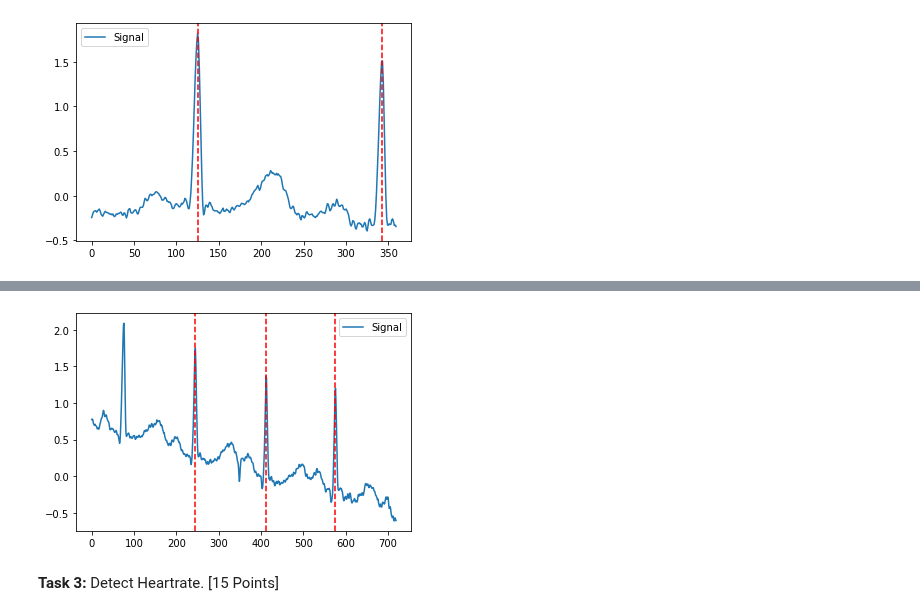
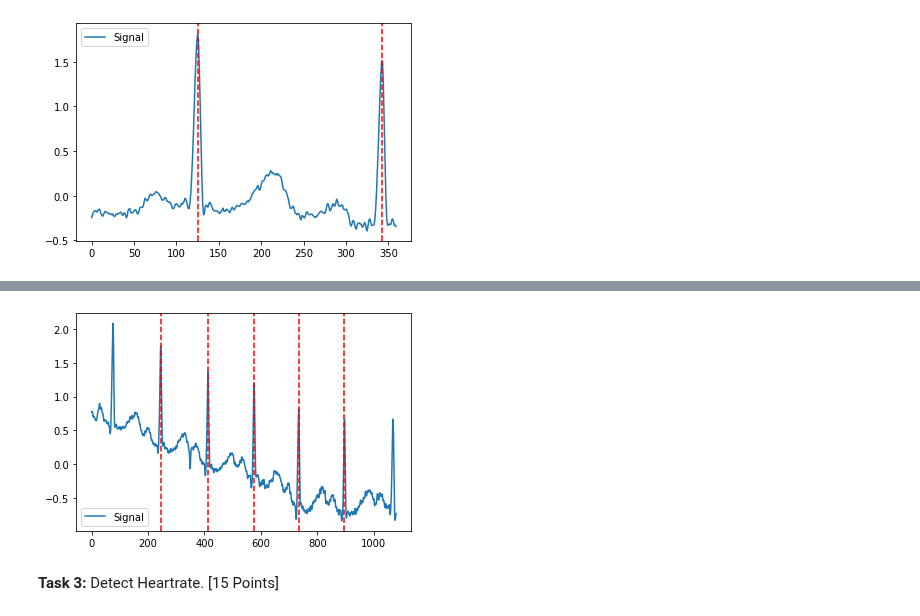
Before and after one commit to bostongfx/cs480student_2021, a Jupyter notebook: 01/Copy_of_CS480_Assignment_1.ipynb, the cells around one changed output, grey strips where cells are left out. Saved outputs shown, nothing was run; the diff lists cells and outputs as text; code cells hidden in the pictures.

```diff
--- a/01/Copy_of_CS480_Assignment_1.ipynb
+++ b/01/Copy_of_CS480_Assignment_1.ipynb
@@ -86,8 +86,8 @@ plot = nk.events_plot(rpeaks['ECG_R_Peaks'][0:2], ecg[0:SAMPLING_RATE])
 
 !pip install neurokit2
 import neurokit2 as nk
-_, rpeaks = nk.ecg_peaks(ecg[SAMPLING_RATE*8:SAMPLING_RATE*10], sampling_rate=SAMPLING_RATE)
-plot = nk.events_plot(rpeaks["ECG_R_Peaks"], ecg[SAMPLING_RATE*8:SAMPLING_RATE*10])
+_, rpeaksNew = nk.ecg_peaks(ecg[SAMPLING_RATE*8:SAMPLING_RATE*11], sampling_rate=SAMPLING_RATE)
+plot = nk.events_plot(rpeaksNew["ECG_R_Peaks"], ecg[SAMPLING_RATE*8:SAMPLING_RATE*11])
 #plt.plot(rpeaks)
 print(rpeaks)
 # %% [output]
@@ -106,6 +106,6 @@ Requirement already satisfied: pyparsing!=2.0.4,!=2.1.2,!=2.1.6,>=2.0.1 in /usr/
 Requirement already satisfied: six>=1.5 in /usr/local/lib/python3.6/dist-packages (from python-dateutil>=2.7.3->pandas->neurokit2) (1.15.0)
 {'ECG_R_Peaks': array([245, 412, 576])}
-[figure, old version]
+[figure, new version]
 # %% [markdown]
 **Task 3:** Detect Heartrate. [15 Points]
 # %%
```
Also changed, not shown: parts of 3 cells of this notebook.
